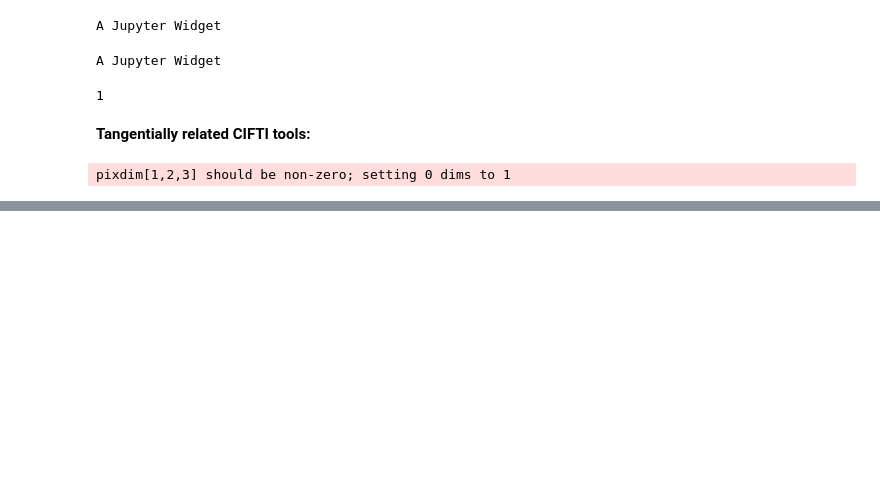
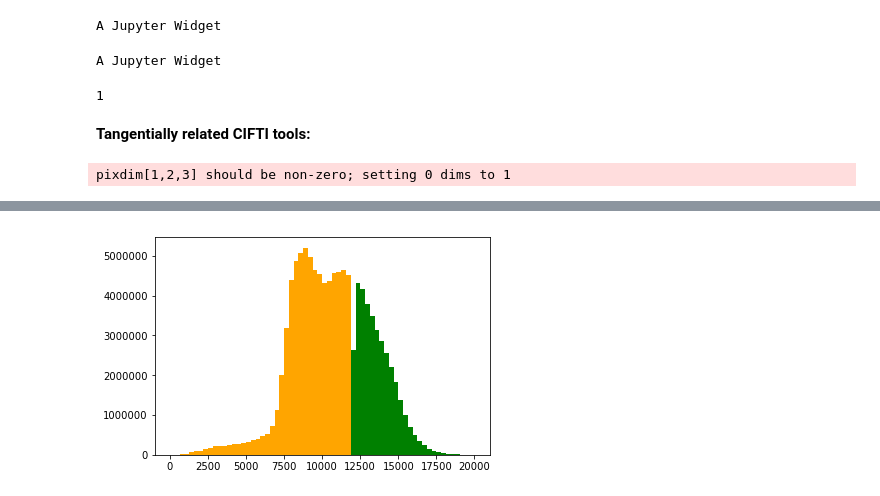
Before and after one commit to neurohackweek/NHW_visualization, a Jupyter notebook: presentation.ipynb, the cells around one changed output, grey strips where cells are left out. Saved outputs shown, nothing was run; the diff lists cells and outputs as text; code cells hidden in the pictures; blank space fills up the shorter version.

```diff
--- a/presentation.ipynb
+++ b/presentation.ipynb
@@ -220,3 +244,8 @@ plt.hist(tu12000_cd[np.nonzero(tu12000_cd)], 32);
+# %%
+p1=plt.hist(tu12000_cd[np.nonzero(tu12000_cd)], 64, [0,20000],color='Orange')
+p1=plt.hist(tl12000_cd[np.nonzero(tl12000_cd)], 64, [0,20000],color='Green')
+# %% [output]
+[figure, added]
 # %%
 def csave(filename,cdata,chead=None,cnhdr=None,cxtra=None,cfmap=None):
     # saves a cifti data structure to file. Output likely unusable without some header info
```
Also changed, not shown: parts of 17 cells of this notebook, 1 other file.
